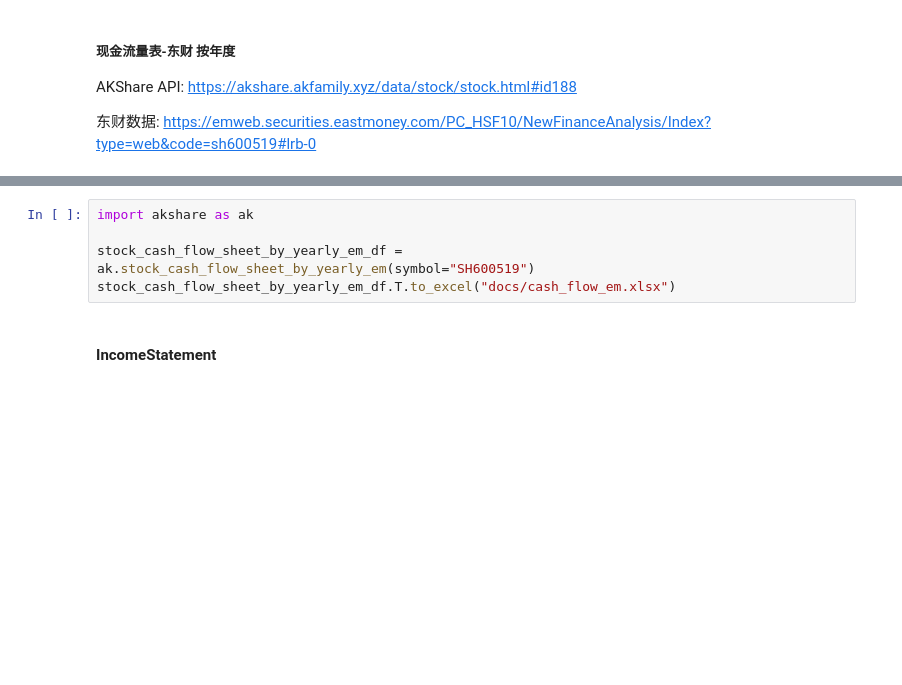
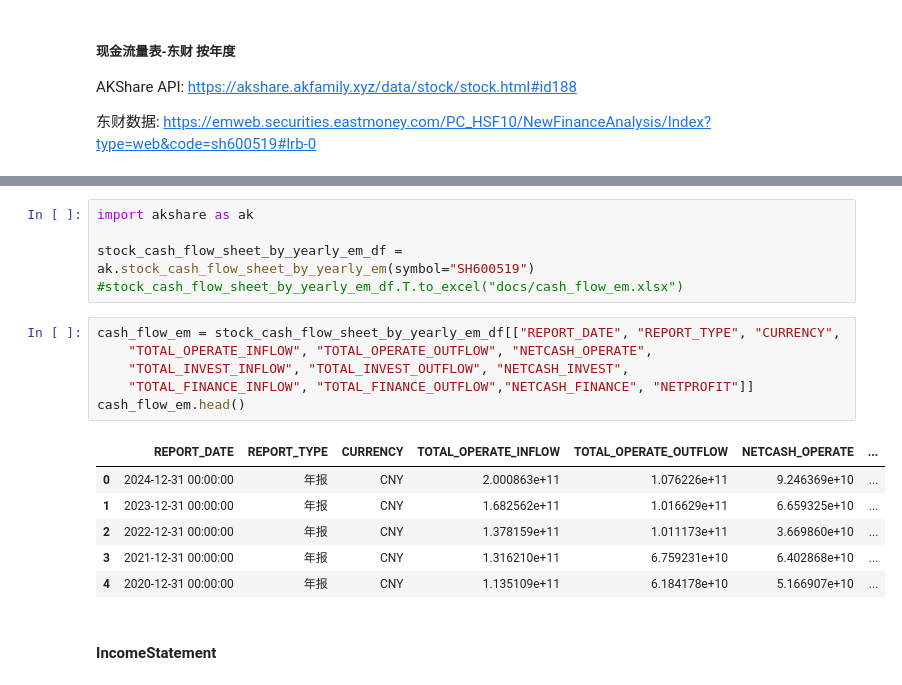
Before and after one commit to shugaoye/openbb_akshare, a Jupyter notebook: akshare_test.ipynb, the cells around one changed output, grey strips where cells are left out. Cells and saved outputs as stored; diff of their text form; blank space fills up the shorter version.

Commit message:
Implemented cash_flow

```diff
--- a/akshare_test.ipynb
+++ b/akshare_test.ipynb
@@ -14,7 +30,20 @@ AKShare API: https://akshare.akfamily.xyz/data/stock/stock.html#id188
 import akshare as ak
 
 stock_cash_flow_sheet_by_yearly_em_df = ak.stock_cash_flow_sheet_by_yearly_em(symbol="SH600519")
-stock_cash_flow_sheet_by_yearly_em_df.T.to_excel("docs/cash_flow_em.xlsx")
+#stock_cash_flow_sheet_by_yearly_em_df.T.to_excel("docs/cash_flow_em.xlsx")
+# %%
+cash_flow_em = stock_cash_flow_sheet_by_yearly_em_df[["REPORT_DATE", "REPORT_TYPE", "CURRENCY",
+    "TOTAL_OPERATE_INFLOW", "TOTAL_OPERATE_OUTFLOW", "NETCASH_OPERATE",
+    "TOTAL_INVEST_INFLOW", "TOTAL_INVEST_OUTFLOW", "NETCASH_INVEST",
+    "TOTAL_FINANCE_INFLOW", "TOTAL_FINANCE_OUTFLOW","NETCASH_FINANCE", "NETPROFIT"]]
+cash_flow_em.head()
+# %% [output]
+|  | REPORT_DATE | REPORT_TYPE | CURRENCY | TOTAL_OPERATE_INFLOW | TOTAL_OPERATE_OUTFLOW | NETCASH_OPERATE | ... |
+| 0 | 2024-12-31 00:00:00 | 年报 | CNY | 2.000863e+11 | 1.076226e+11 | 9.246369e+10 | ... |
+| 1 | 2023-12-31 00:00:00 | 年报 | CNY | 1.682562e+11 | 1.016629e+11 | 6.659325e+10 | ... |
+| 2 | 2022-12-31 00:00:00 | 年报 | CNY | 1.378159e+11 | 1.011173e+11 | 3.669860e+10 | ... |
+| 3 | 2021-12-31 00:00:00 | 年报 | CNY | 1.316210e+11 | 6.759231e+10 | 6.402868e+10 | ... |
+| 4 | 2020-12-31 00:00:00 | 年报 | CNY | 1.135109e+11 | 6.184178e+10 | 5.166907e+10 | ... |
 # %% [markdown]
 #### IncomeStatement
 # %%
```
Also changed, not shown: parts of 2 cells of this notebook, 5 other files.
